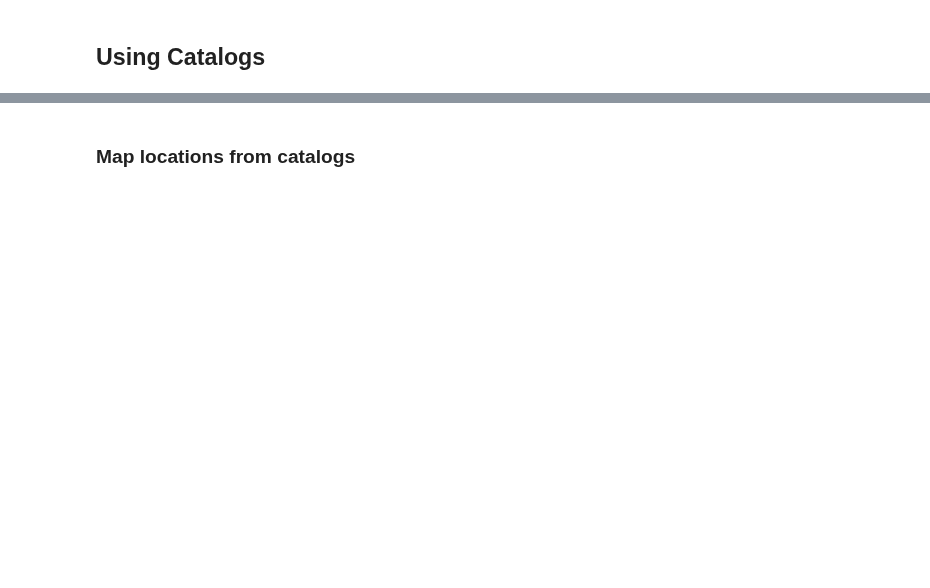
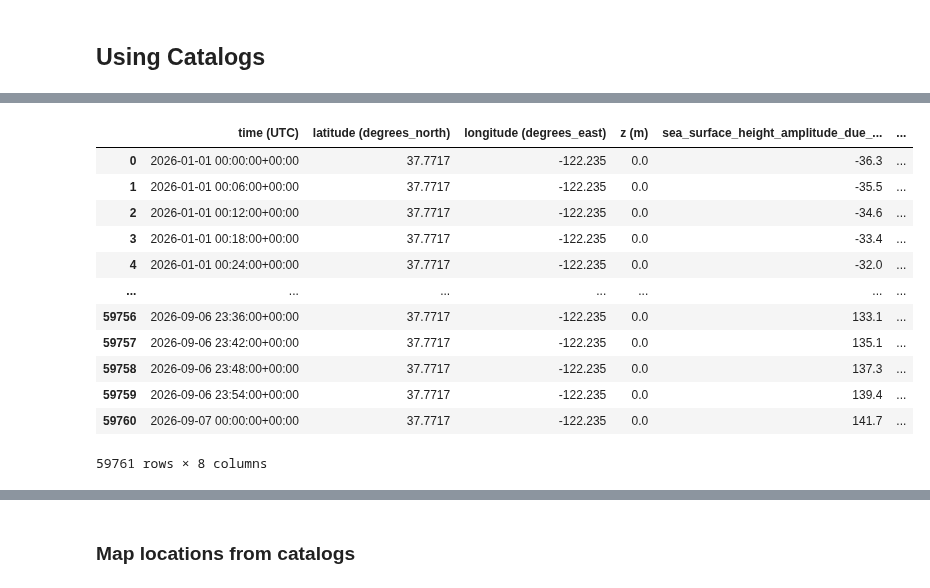
Before and after one commit to CWorthy-ocean/ocean-skill, a Jupyter notebook: docs/catalogs.ipynb, the cells around one changed output, grey strips where cells are left out. Drawn from its saved outputs; the diff is of its cells as text; code cells hidden in the pictures; blank space fills up the shorter version.

```diff
--- a/docs/catalogs.ipynb
+++ b/docs/catalogs.ipynb
@@ -472,0 +316,16 @@ build_catalog?
+# %%
+osk.read("noaa_nos_co_ops_9414746", constraints={"time>=": "2026-01-01"})
+# %% [output]
+|  | time (UTC) | latitude (degrees_north) | longitude (degrees_east) | z (m) | sea_surface_height_amplitude_due_... | ... |
+| 0 | 2026-01-01 00:00:00+00:00 | 37.7717 | -122.235 | 0.0 | -36.3 | ... |
+| 1 | 2026-01-01 00:06:00+00:00 | 37.7717 | -122.235 | 0.0 | -35.5 | ... |
+| 2 | 2026-01-01 00:12:00+00:00 | 37.7717 | -122.235 | 0.0 | -34.6 | ... |
+| 3 | 2026-01-01 00:18:00+00:00 | 37.7717 | -122.235 | 0.0 | -33.4 | ... |
+| 4 | 2026-01-01 00:24:00+00:00 | 37.7717 | -122.235 | 0.0 | -32.0 | ... |
+| ... | ... | ... | ... | ... | ... | ... |
+| 59756 | 2026-09-06 23:36:00+00:00 | 37.7717 | -122.235 | 0.0 | 133.1 | ... |
+| 59757 | 2026-09-06 23:42:00+00:00 | 37.7717 | -122.235 | 0.0 | 135.1 | ... |
+| 59758 | 2026-09-06 23:48:00+00:00 | 37.7717 | -122.235 | 0.0 | 137.3 | ... |
+| 59759 | 2026-09-06 23:54:00+00:00 | 37.7717 | -122.235 | 0.0 | 139.4 | ... |
+| 59760 | 2026-09-07 00:00:00+00:00 | 37.7717 | -122.235 | 0.0 | 141.7 | ... |
+59761 rows × 8 columns
```
Also changed, not shown: parts of 105 cells of this notebook.
